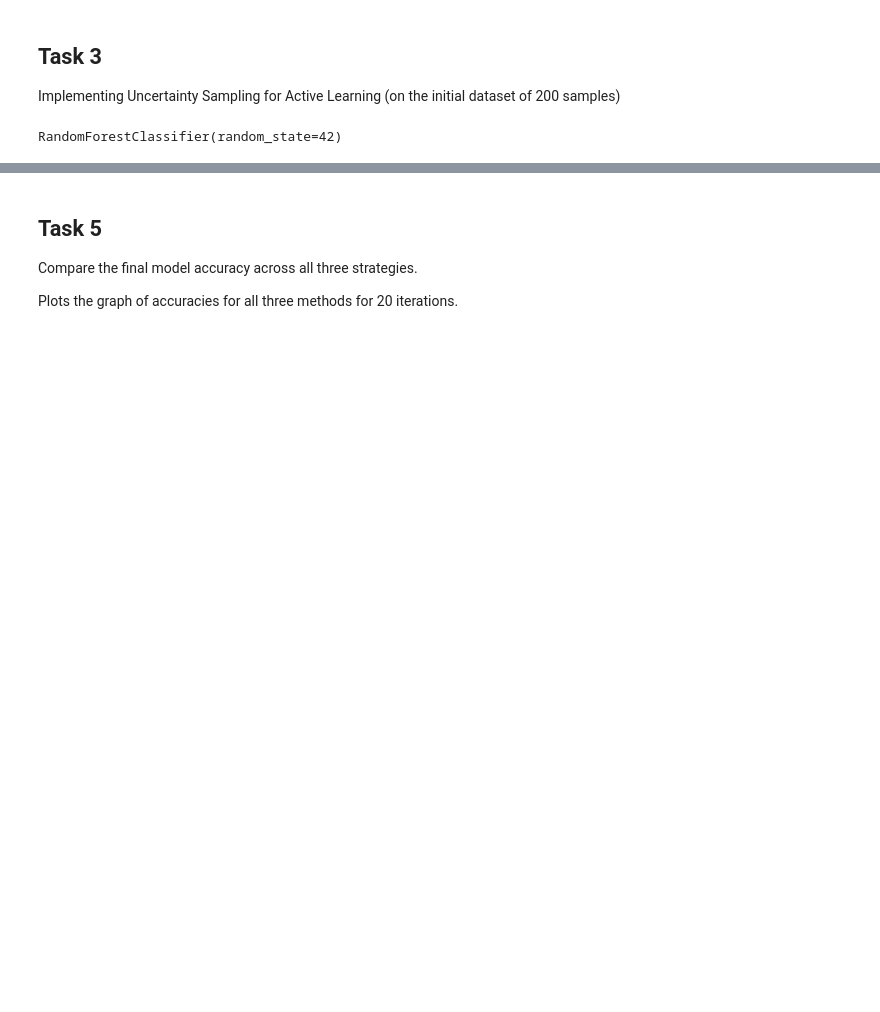
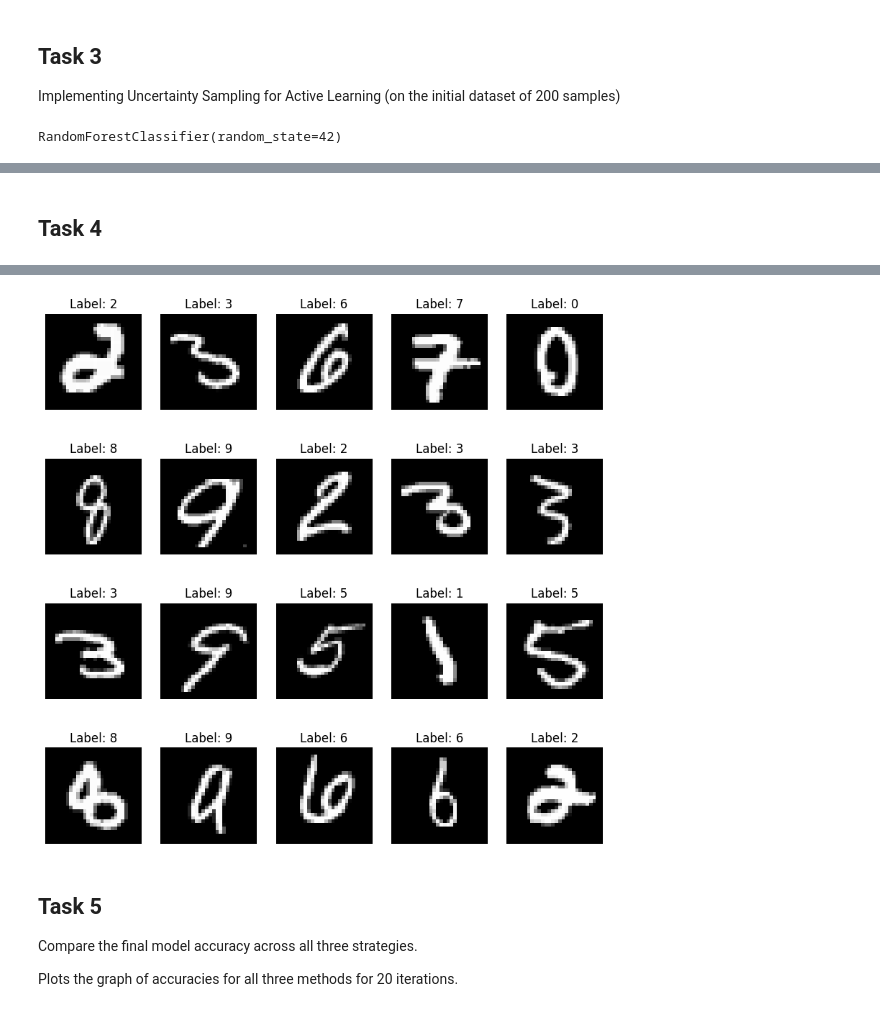
Before and after one commit to Praanshu101/Active_Learning, a Jupyter notebook: Lab4.ipynb, the cells around one changed output, grey strips where cells are left out. Drawn from its saved outputs; the diff is of its cells as text; code cells hidden in the pictures; blank space fills up the shorter version.

Commit message:
task 4

```diff
--- a/Lab4.ipynb
+++ b/Lab4.ipynb
@@ -297,0 +298,77 @@ Query 20/20, Accuracy: 0.821
+# %% [markdown]
+## Task 4
+# %%
+
+
+# Number of committee members
+n_committee = 5
+X_initial3 = np.array(X_initial) # Copy of initially labeled dataset
+y_initial3 = np.array(y_initial) # Copy of initially labeled labels
+unlabeled_pool_idx3 = np.array(unlabeled_pool_idx) # Copy of the indices of the unlabeled pool
+
+# Initialize a committee of Random Forest models
+committee = [RandomForestClassifier(n_estimators=100, random_state=i) for i in range(n_committee)]
+X_pool3 = np.array(X_pool) # Copy of the unlabeled pool
+# Train all committee members on the initial labeled dataset
+for model in committee:
+    model.fit(X_initial3, y_initial3)
+committee_votes = np.array([model.predict(X_test) for model in committee])
+majority_vote = np.apply_along_axis(lambda x: np.bincount(x).argmax(), axis=0, arr=committee_votes)
+initial_accuracy = np.mean(majority_vote == y_test)# Active Learning Loop
+n_queries = 20
+accuracy3 = [initial_accuracy]
+
+# Copy of the indices of the unlabeled pool
+unlabeled_pool_idx3 = np.array(unlabeled_pool_idx)
+def calculate_entropy(probs):
+    return -np.sum(probs * np.log2(probs+1e-10))
+fig, axs = plt.subplots(4, 5, figsize=(10, 10))
+
+for i in range(n_queries):
+
+    # Get predictions from all committee members
+    committee_predictions = np.array([model.predict(X_pool3) for model in committee])  # Shape: (n_committee, n_unlabeled)
+
+    # Compute vote entropy for each sample in the unlabeled pool
+    vote_entropies = []
+    for j in range(X_pool3.shape[0]):
+        votes = np.bincount(committee_predictions[:, j], minlength=len(np.unique(y_initial3)))
+        vote_probs = votes / n_committee  # Convert counts to probabilities
+
+
+        vote_entropies.append(calculate_entropy(vote_probs))
+
+    vote_entropies = np.array(vote_entropies)
+
+    # Select the sample with the highest vote entropy
+    query_idx_idx = np.argmax(vote_entropies)
+    query_idx = unlabeled_pool_idx3[query_idx_idx]
+
+    print(f'Query {i + 1}/{n_queries}, Maximum Vote Entropy index: {query_idx}, Index in pool: {query_idx_idx}')
+
+    # Add queried sample to labeled dataset
+    X_initial3 = np.vstack((X_initial3, X_train[query_idx]))
+    y_initial3 = np.append(y_initial3, mnist["train"]["label"][query_idx])
+    ax = axs[i // 5, i % 5]
+    ax.imshow(X_train[query_idx].reshape(28, 28), cmap='gray')
+    ax.set_title(f'Label: {mnist["train"]["label"][query_idx]}')
+    ax.axis('off')
+    # Remove the queried sample from the unlabelled pool
+    X_pool3 = np.delete(X_pool3, query_idx_idx, axis=0)
+    unlabeled_pool_idx3 = np.delete(unlabeled_pool_idx3, query_idx_idx, axis=0)
+
+    # display the queried index and the true label
+    print(f'Query {i + 1}/{n_queries}, Queried Index: {query_idx}, True Label: {mnist["train"]["label"][query_idx]}')
+
+    # Retrain all committee models
+    for model in committee:
+        model.fit(X_initial3, y_initial3)
+
+    # Compute accuracy using majority voting
+    committee_votes = np.array([model.predict(X_test) for model in committee])
+    majority_vote = np.apply_along_axis(lambda x: np.bincount(x).argmax(), axis=0, arr=committee_votes)
+    accuracy = np.mean(majority_vote == y_test)
+
+    print(f'Query {i + 1}/{n_queries}, Accuracy: {accuracy:.3f}')
+    accuracy3.append(accuracy)
+# %% [output]
@@ -298,3 +392,4 @@ Query 20/20, Accuracy: 0.821
+[figure, added]
 # %% [markdown]
 ## Task 5
 
```
Also changed, not shown: parts of 6 cells of this notebook.
